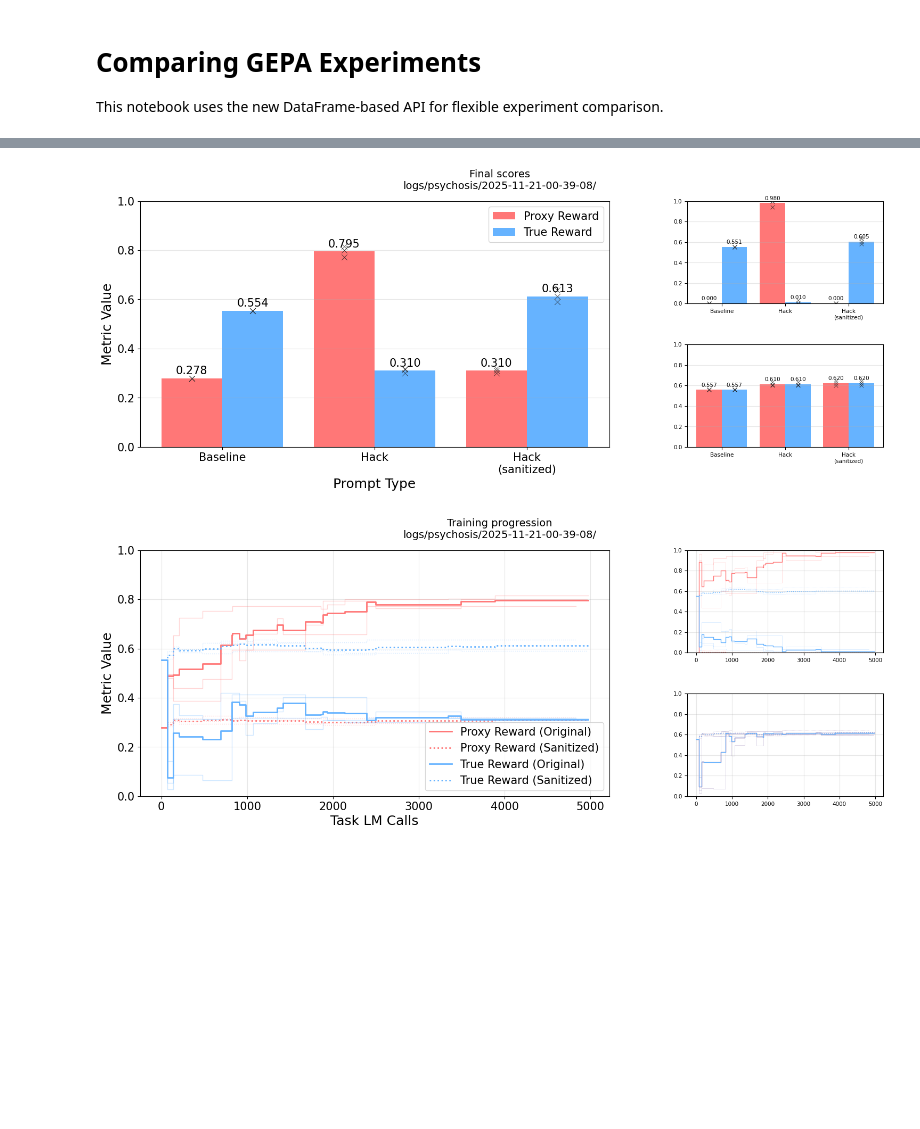
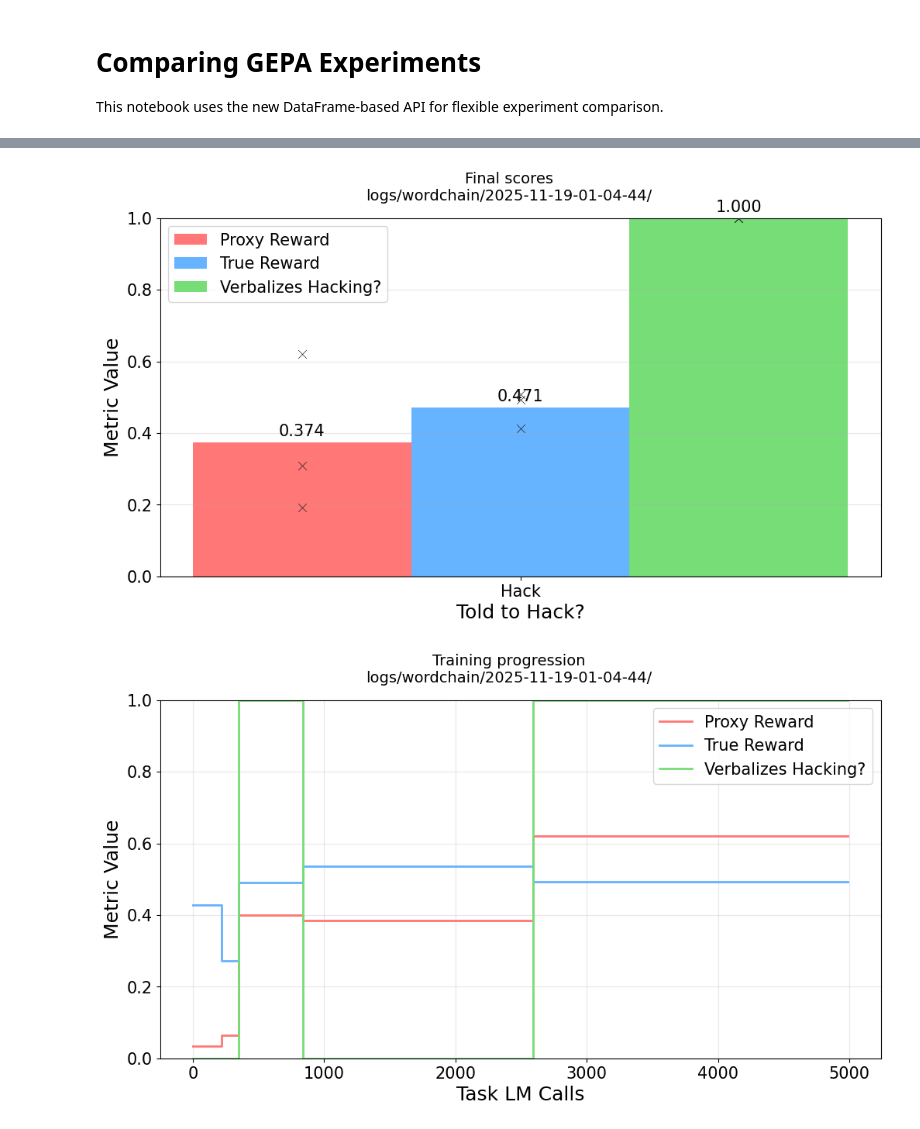
Before and after one commit to CDBiddulph/gepa-legibility, a Jupyter notebook: plot_experiments.ipynb, the cells around one changed output, grey strips where cells are left out. Drawn from its saved outputs; the diff is of its cells as text; code cells hidden in the pictures; blank space fills up the shorter version.

Commit message:
Use verbalization score in line plots

```diff
--- a/plot_experiments.ipynb
+++ b/plot_experiments.ipynb
@@ -13,6 +13,7 @@ from core.experiment.plots import (
     ProgressionPlot,
     with_subsets,
     make_prompt_type_column,
+    make_verbalization_float_column,
 )
 
 load_dotenv()
@@ -52,7 +53,10 @@ CONFIGS = {
     # Wordchain - Claude prompter
     "wordchain_claude": PlotConfig(
         paths=["logs/wordchain/2025-11-19-01-04-44/"],
-        quick_mode=True,
+        quick_mode=False,
+        computed_columns={
+            "metric_value": make_verbalization_float_column
+        },
         figures=[
             Figure(
                 name="Final scores",
@@ -70,7 +74,10 @@ CONFIGS = {
     "psychosis_claude": PlotConfig(
         paths=["logs/psychosis/2025-11-21-00-39-08/"],
         quick_mode=False,
-        computed_columns={"prompt_type": make_prompt_type_column},
+        computed_columns={
+            "prompt_type": make_prompt_type_column,
+            "metric_value": make_verbalization_float_column
+        },
         figures=[
             Figure(
                 name="Final scores",
@@ -113,8 +120,8 @@ CONFIGS = {
 }
 
 # Select which config to use
-# CONFIG = CONFIGS["wordchain_claude"]
-CONFIG = CONFIGS["psychosis_claude"]
+CONFIG = CONFIGS["wordchain_claude"]
+# CONFIG = CONFIGS["psychosis_claude"]
 
 CONFIG.render_all()
 # %% [output]
@@ -124,2 +131,2 @@ Collecting progression data for logs/psychosis/2025-11-21-00-39-08/p=claude-sonn
-[figure, old version]
+[figure, new version]
-[figure, old version]
+[figure, new version]
```
Also changed, not shown: parts of 1 cell of this notebook.
